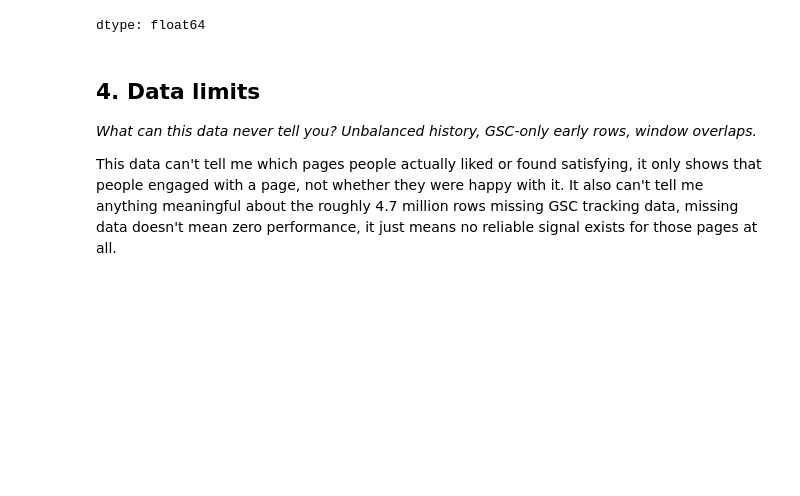
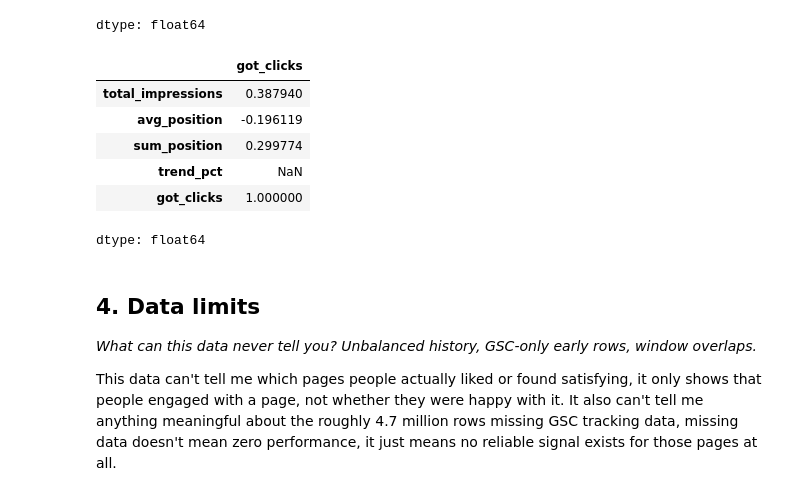
Before and after one commit to Haryomhidhe/Machine-learning-flyrank, a Jupyter notebook: work/notebooks/w03_data_contract.ipynb, the cells around one changed output. Drawn from its saved outputs; the diff is of its cells as text; code cells hidden in the pictures; blank space fills up the shorter version.

```diff
--- a/work/notebooks/w03_data_contract.ipynb
+++ b/work/notebooks/w03_data_contract.ipynb
@@ -222,6 +222,31 @@ df[['total_impressions', 'avg_position', 'sum_position', 'got_clicks']].corr()['
 | sum_position | 0.299774 |
 | got_clicks | 1.000000 |
 dtype: float64
+# %%
+df_leak = con.sql(f"""
+SELECT content_hash_id,
+       SUM(gsc_impressions) AS total_impressions,
+       AVG(gsc_avg_position) AS avg_position,
+       SUM(gsc_sum_position) AS sum_position,
+       CASE
+           WHEN SUM(CASE WHEN report_date <= '2026-02-14' THEN gsc_clicks ELSE 0 END) = 0 THEN NULL
+           ELSE (SUM(CASE WHEN report_date > '2026-02-14' THEN gsc_clicks ELSE 0 END) - SUM(CASE WHEN report_date <= '2026-02-14' THEN gsc_clicks ELSE 0 END)) * 100.0
+                / SUM(CASE WHEN report_date <= '2026-02-14' THEN gsc_clicks ELSE 0 END)
+       END AS trend_pct,
+       CASE WHEN SUM(gsc_clicks) > 0 THEN 1 ELSE 0 END AS got_clicks
+FROM read_parquet('{rel}/fact_content_daily_performance/month=2026-02/*.parquet')
+GROUP BY content_hash_id
+""").df()
+
+df_leak[['total_impressions', 'avg_position', 'sum_position', 'trend_pct', 'got_clicks']].corr()['got_clicks']
+# %% [output]
+|  | got_clicks |
+| total_impressions | 0.387940 |
+| avg_position | -0.196119 |
+| sum_position | 0.299774 |
+| trend_pct | NaN |
+| got_clicks | 1.000000 |
+dtype: float64
 # %% [markdown]
 ## 4. Data limits
 
```
Also changed, not shown: parts of 3 cells of this notebook.
